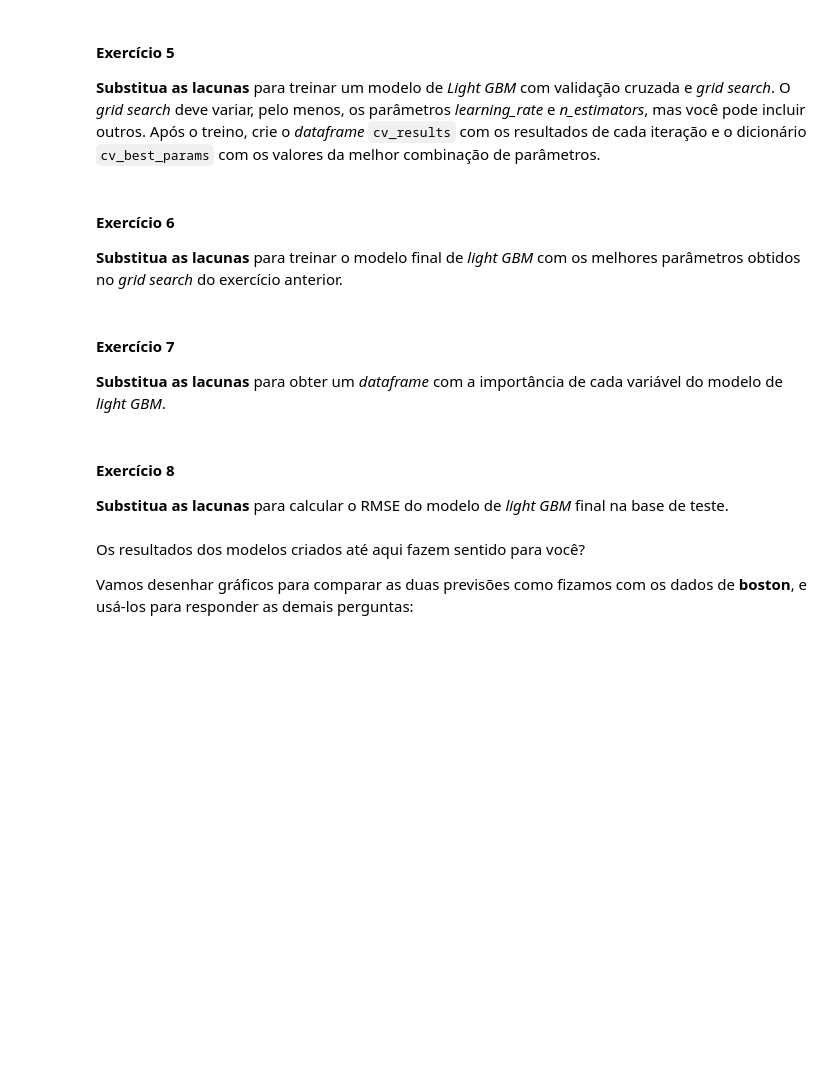
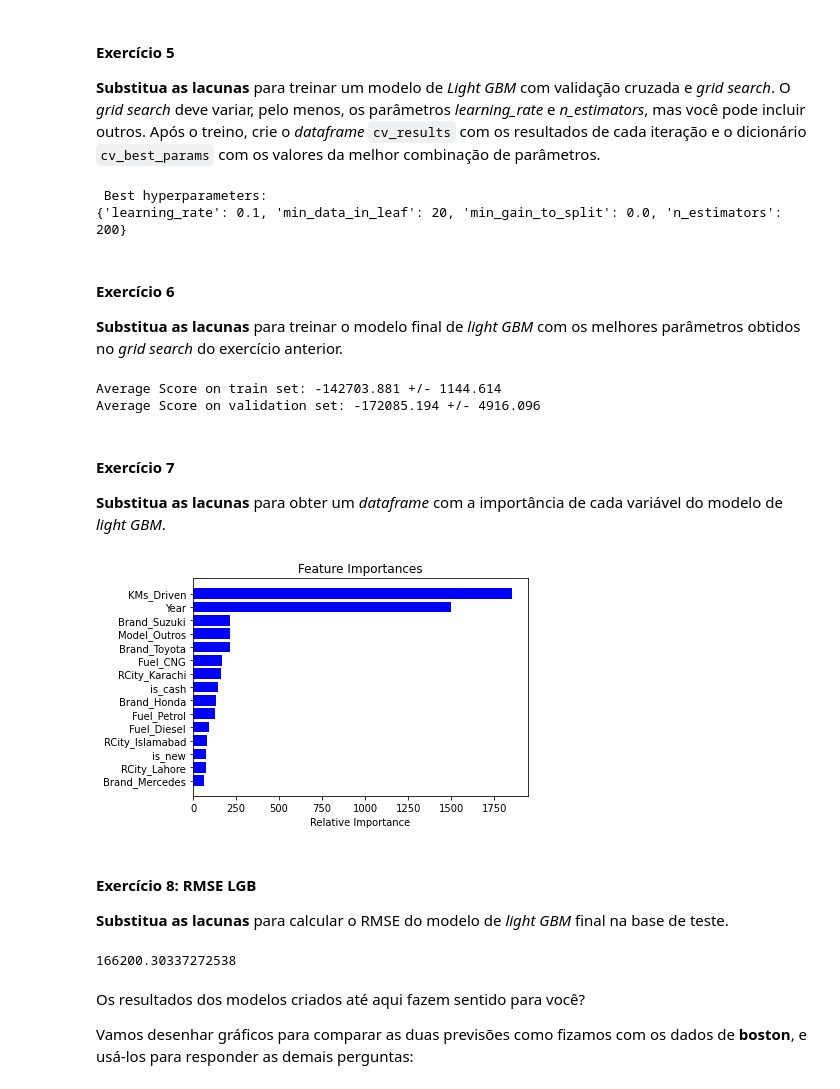
Before and after one commit to wesleydecezere/programa_ds_fc, a Jupyter notebook: 5. Regressão/Entrega 5 - Regressão/Regressao - Exercicio.ipynb, the cells around one changed output. Drawn from its saved outputs; the diff is of its cells as text; code cells hidden in the pictures; blank space fills up the shorter version.

```diff
--- a/5. Regressão/Entrega 5 - Regressão/Regressao - Exercicio.ipynb
+++ b/5. Regressão/Entrega 5 - Regressão/Regressao - Exercicio.ipynb
@@ -171,71 +236,85 @@ print(rmse_test_rf)
 #           'num_iterations': [100, 200, 500],
 #           'min_data_in_leaf': [20, 50],
 #           'min_gain_to_split': [0., 1, 5]}
-params = {____}
+params = {'learning_rate': [0.01, 0.03, 0.1, 0.5],
+          'n_estimators': [100, 200, 500],
+          'min_data_in_leaf': [20, 50],
+          'min_gain_to_split': [0., 1, 5],
+          }
 
 # criando o objeto do modelo com XGBClassifier
-lgb_model_cv_gs = lgb.__________()
+lgb_model_cv_gs = lgb.LGBMRegressor(random_state = seed)
 
 # criando o objeto do grid search com GridSearchCV
-grid_search = _________(lgb_model_cv_gs, param_grid=params, return_train_score=True, scoring='neg_root_mean_squared_error')
+grid_search = GridSearchCV(lgb_model_cv_gs, param_grid=params, return_train_score=True, scoring='neg_root_mean_squared_error')
 
 # treinando o modelo com o grid search
-grid_search.______(X_training, y_training)
+grid_search.fit(X_training, y_training)
 
 # pegando os resultados da validação cruzada (cv_results)
-cv_results = pd.DataFrame(grid_search._________)
+cv_results = pd.DataFrame(grid_search.cv_results_)
 
 # pegando e imprimindo a melhor combinação de hiperparâmetros
-cv_best_params = grid_search._________
+cv_best_params = grid_search.best_params_
 print('\n Best hyperparameters:')
 print(cv_best_params)
+# %% [output]
+ Best hyperparameters:
+{'learning_rate': 0.1, 'min_data_in_leaf': 20, 'min_gain_to_split': 0.0, 'n_estimators': 200}
 # %% [markdown]
 #### Exercício 6
 
 **Substitua as lacunas** para treinar o modelo final de *light GBM* com os melhores parâmetros obtidos no *grid search* do exercício anterior.
 # %%
 # imprimindo o score médio nas bases de treino
-print("Average accuracy on train set: {:.3f} +/- {:.3f}".format(cv_results[cv_results.rank_test_score == 1].mean_train_score.values[0],
+print("Average Score on train set: {:.3f} +/- {:.3f}".format(cv_results[cv_results.rank_test_score == 1].mean_train_score.values[0],
                                                                      cv_results[cv_results.rank_test_score == 1].std_train_score.values[0]))
 
 # imprimindo o score médio nas bases de validação
-print("Average accuracy on validation set: {:.3f} +/- {:.3f}".format(cv_results[cv_results.rank_test_score == 1].mean_test_score.values[0],
+print("Average Score on validation set: {:.3f} +/- {:.3f}".format(cv_results[cv_results.rank_test_score == 1].mean_test_score.values[0],
                                                                      cv_results[cv_results.rank_test_score == 1].std_test_score.values[0]))
 
 # configurando o modelo com a melhor combinação de hiperparâmetros
-lgb_model_cv_gs.__________(learning_rate = cv_best_params['learning_rate'],
+lgb_model_cv_gs.set_params(learning_rate = cv_best_params['learning_rate'],
                            n_estimators = cv_best_params['n_estimators'],
-                           ______)
+                           )#______)
 
 # treinando um modelo com a melhor combinação de hiperparâmetros
-lgb_model_cv_gs._____(X_training, y_training)
+lgb_model_cv_gs.fit(X_training, y_training)
 best_model_params = lgb_model_cv_gs.get_params()
+# %% [output]
+Average Score on train set: -142703.881 +/- 1144.614
+Average Score on validation set: -172085.194 +/- 4916.096
 # %% [markdown]
 #### Exercício 7
 
 **Substitua as lacunas** para obter um *dataframe* com a importância de cada variável do modelo de *light GBM*.
 # %%
 # desenhando o gráfico de impoartância de variáveis
-features = X_training.______
-importances = lgb_model_cv_gs.______
+features = X_training.columns
+importances = lgb_model_cv_gs.feature_importances_
 indices = np.argsort(importances)
 
 feature_importances_df = pd.DataFrame({'features': features,
                                        'importances': importances})
 
 plt.title('Feature Importances')
 plt.barh(range(len(importances[indices][-15:])), importances[indices][-15:], color='b', align='center')
 plt.yticks(range(len(importances[indices][-15:])), [features[i] for i in indices[-15:]])
 plt.xlabel('Relative Importance')
 plt.show()
+# %% [output]
+[figure, added]
 # %% [markdown]
-#### Exercício 8
+#### Exercício 8: RMSE LGB
 
 **Substitua as lacunas** para calcular o RMSE do modelo de *light GBM* final na base de teste.
 # %%
-y_test_pred_lgb = lgb_model_cv_gs.______(X_test)
-rmse_test_lgb = math.sqrt(mean_squared_error(y_test, ______))
+y_test_pred_lgb = lgb_model_cv_gs.predict(X_test)
+rmse_test_lgb = math.sqrt(mean_squared_error(y_test, y_test_pred_lgb))
 print(rmse_test_lgb)
+# %% [output]
+166200.30337272538
 # %% [markdown]
 Os resultados dos modelos criados até aqui fazem sentido para você?
 
```
Also changed, not shown: parts of 22 cells of this notebook.
